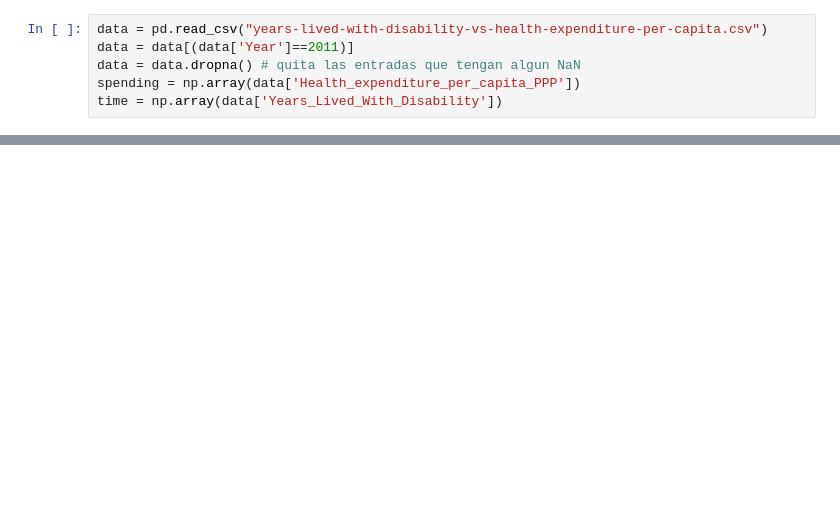
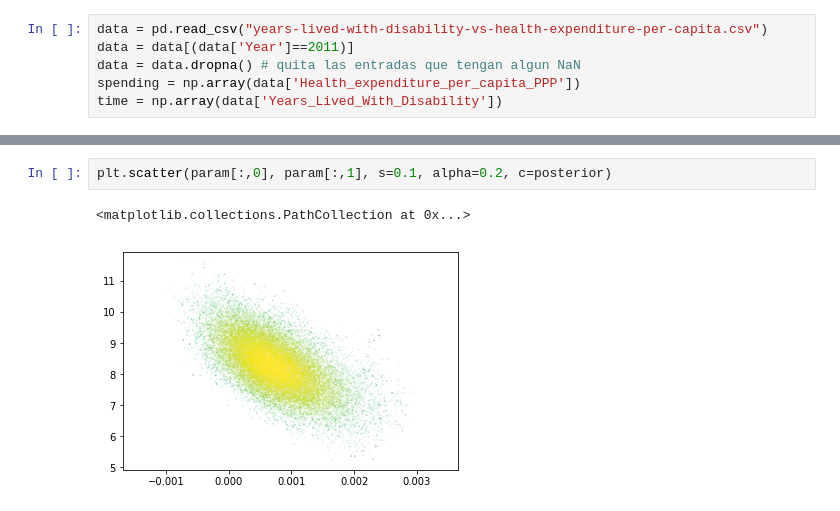
Before and after one commit to ComputoCienciasUniandes/MetodosComputacionalesAvanzados, a Jupyter notebook: soluciones/JaimeForero_Ejercicio9.ipynb, the cells around one changed output, grey strips where cells are left out. Drawn from its saved outputs; the diff is of its cells as text; blank space fills up the shorter version.

```diff
--- a/soluciones/JaimeForero_Ejercicio9.ipynb
+++ b/soluciones/JaimeForero_Ejercicio9.ipynb
@@ -71,0 +84,5 @@ plt.scatter(param[:,0], param[:,1], s=0.1, alpha=0.2)
+# %%
+plt.scatter(param[:,0], param[:,1], s=0.1, alpha=0.2, c=posterior)
+# %% [output]
+<matplotlib.collections.PathCollection at 0x...>
+[figure, added]
```
Also changed, not shown: parts of 10 cells of this notebook.
